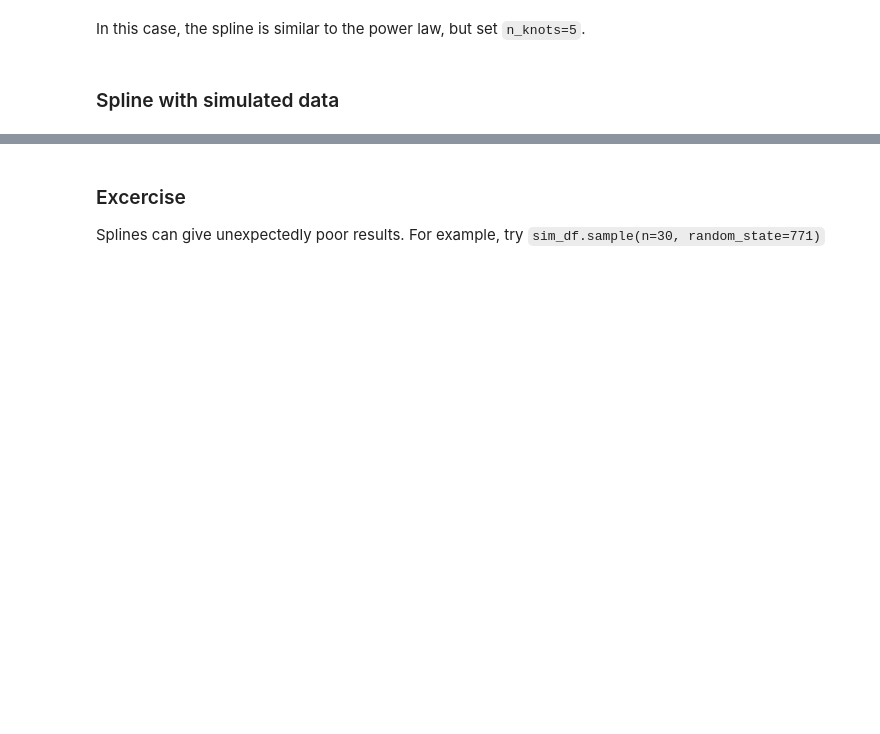
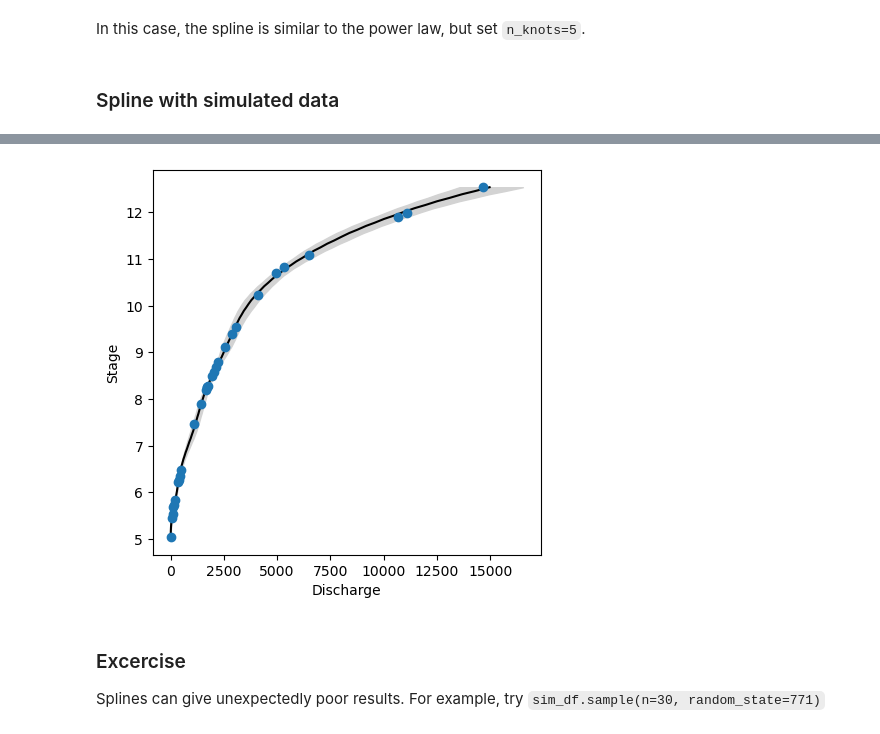
Before and after one commit to thodson-usgs/ratingcurve, a Jupyter notebook: notebooks/segmented-power-law-demo.ipynb, the cells around one changed output, grey strips where cells are left out. Drawn from its saved outputs; the diff is of its cells as text; code cells hidden in the pictures; blank space fills up the shorter version.

```diff
--- a/notebooks/segmented-power-law-demo.ipynb
+++ b/notebooks/segmented-power-law-demo.ipynb
@@ -180,14 +233,12 @@ ax.set_ylabel("Stage (ft)")
 # %%
-n_knots = 5
-knots = np.linspace(5, 13, n_knots)
-
 spline_rating = SplineRatingModel(q=df['q'],
                                   h=df['stage'],
-                                  knots=knots)
+                                  df=10)
 # %%
 with spline_rating:
     method = 'advi'
-    mean_field = pm.fit(method=method, n=80_000)
+    mean_field = pm.fit(method=method, n=100_000)
     trace = mean_field.sample(5000)
 
 spline_rating.plot(trace)
+# %% [output]
@@ -194,3 +247,4 @@ spline_rating.plot(trace)
+[figure, added]
 # %% [markdown]
 ### Excercise
 Splines can give unexpectedly poor results.
```
Also changed, not shown: parts of 17 cells of this notebook, 1 other file.
